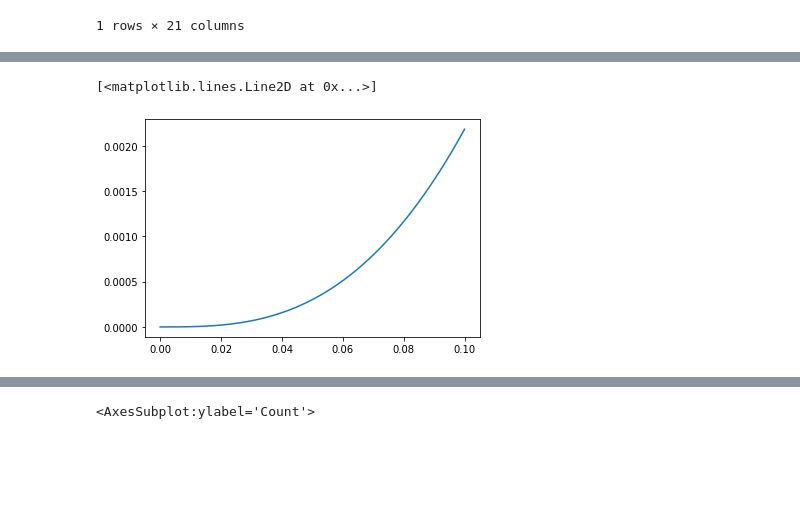
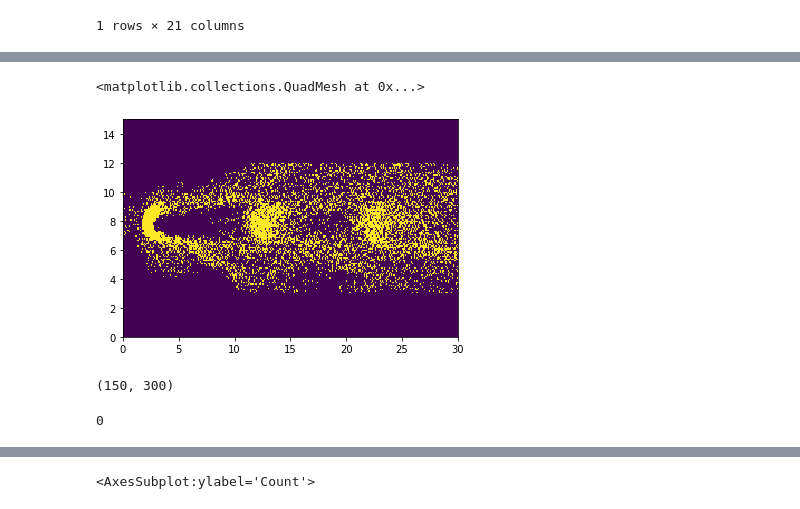
Before and after one commit to chrhck/gnn_testbed, a Jupyter notebook: biolumi_sims.ipynb, the cells around one changed output, grey strips where cells are left out. Drawn from its saved outputs; the diff is of its cells as text; code cells hidden in the pictures; blank space fills up the shorter version.

```diff
--- a/biolumi_sims.ipynb
+++ b/biolumi_sims.ipynb
@@ -113,18 +76,0 @@ for ix in np.argwhere(mask).ravel():
-# %%
-mean = 2
-sd = 1
-beta = mean / sd**2.
-alpha = mean**2. / sd**2.
-# scipy parameters
-shape = alpha
-scale = 1. / beta
-gamma_dist = scipy.stats.gamma(
-    shape,
-    scale=scale
-)
-
-xs = np.linspace(0, 1E-1, 100)
-plt.plot(xs, gamma_dist.pdf(xs))
-# %% [output]
-[<matplotlib.lines.Line2D at 0x...>]
-[figure, removed]
@@ -132,0 +83,22 @@ event = ak.sort(ak.concatenate(events, axis=1))
+# %%
+weights = prob_model[2].ravel()
+weights /= weights.sum()
+
+
+ix = np.random.choice(np.arange(len(weights)), p=weights, replace=True, size=10000)
+a, b = np.unravel_index(ix, shape=prob_model[2].shape)
+
+samples = np.zeros_like(prob_model[2])
+samples[a, b] += 1
+plt.pcolormesh(prob_model[0], prob_model[1], samples)
+# %% [output]
+<matplotlib.collections.QuadMesh at 0x...>
+[figure, added]
+# %%
+samples.shape
+# %% [output]
+(150, 300)
+# %%
+np.random.choice(np.arange(len(n_em_prob)), p=n_em_prob, replace=True)
+# %% [output]
+0
```
Also changed, not shown: parts of 14 cells of this notebook.
